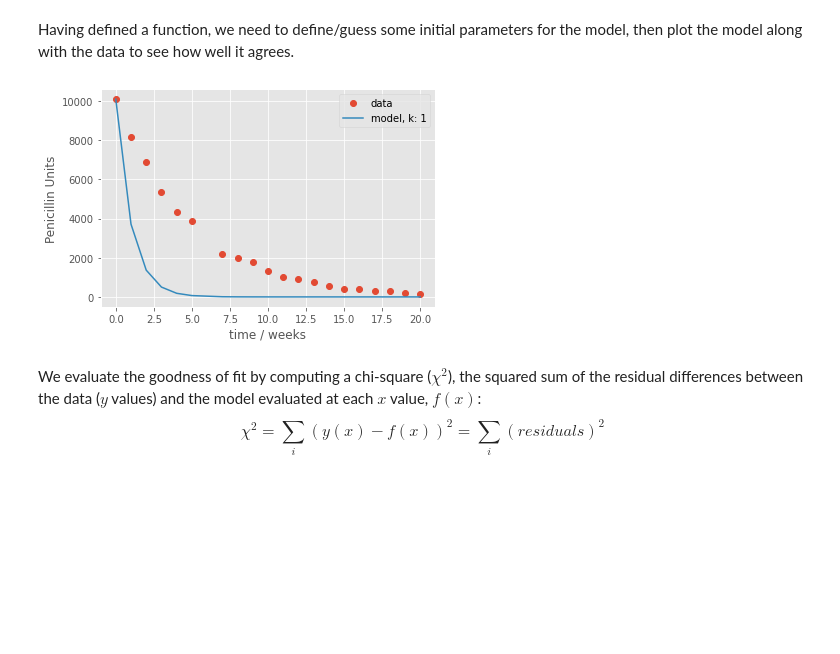
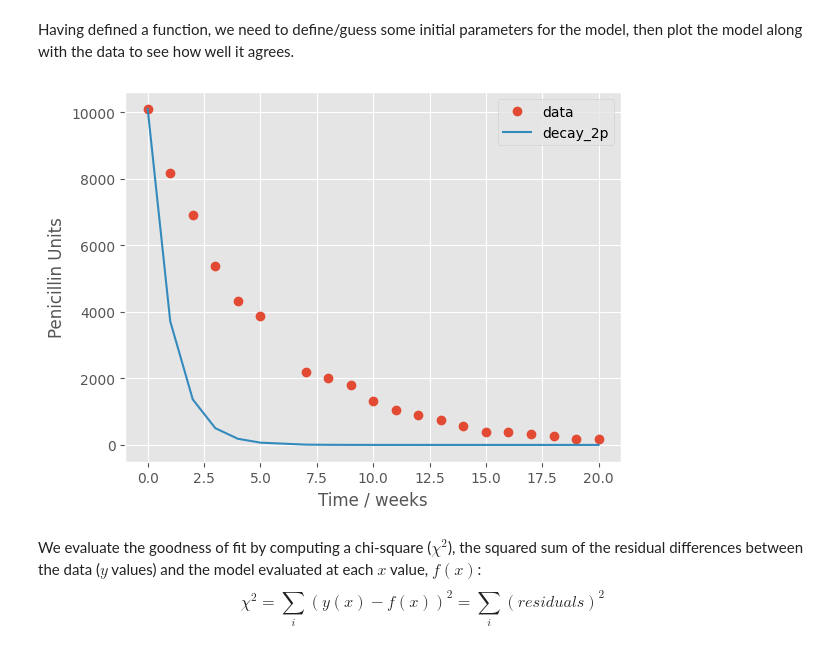
Before and after one commit to mpfoster/Biochem5721, a Jupyter notebook: Intro_fitting_kinetics_5721.ipynb, the cells around one changed output. Saved outputs shown, nothing was run; the diff lists cells and outputs as text; code cells hidden in the pictures; blank space fills up the shorter version.

```diff
--- a/Intro_fitting_kinetics_5721.ipynb
+++ b/Intro_fitting_kinetics_5721.ipynb
@@ -39,8 +39,9 @@ The first row has column labels; the rest are data. We can drag/drop the file in
 # %%
 # use pandas to load the data from a local file
 import pandas as pd
-fname = "penicillin-data.csv"
-df = pd.read_csv(fname) # here, assumes file in current directory
+datafile = "penicillin-data.csv"
+datafile = "https://github.com/mpfoster/Biochem5721/raw/master/Data/penicillin-data.csv"
+df = pd.read_csv(datafile) # here, assumes file in current directory
 df  # show the contents of the data frame
 # %% [output]
 |  | Time_weeks | Penicillin_U |
@@ -127,17 +130,23 @@ def sec_order_2(t,a0,b0,k): # a + b -> c
 # %% [markdown]
 Having defined a function, we need to define/guess some initial parameters for the model, then plot the model along with the data to see how well it agrees.
 # %%
+f = decay_2p
 a0=10100 # activity at t=0
 k = 1 # 1 is often a good starting point for an unknown
+p0 = k,a0
 # calculate y values using our model parameters:
-calc_y = decay_2p(xdata, k, a0) # 1st-order decay y = a0*exp(-k*x)
+calc_y = f(xdata, *p0) # 1st-order decay y = a0*exp(-k*x)
 # now plot the data and calculated values against the same x values:
-plt.plot(xdata, ydata,'o', label='data')
-plt.plot(xdata, calc_y, label='model, k: %g' %k)
-plt.xlabel('time / weeks'); plt.ylabel('Penicillin Units')
+
+fig,ax = plt.subplots()
+ax.plot(xdata, ydata, 'o', label='data') # plot the data using a scatter plot
+ax.plot(xdata, calc_y, label=f'{f.__name__}')
+ax.set_xlabel('Time / weeks')
+ax.set_ylabel('Penicillin Units')
+
 plt.legend(); plt.show()
 # %% [output]
-[figure, old version]
+[figure, new version]
 # %% [markdown]
 We evaluate the goodness of fit by computing a chi-square ($\chi^2$), the squared sum of the residual differences between the data ($y$ values) and the model evaluated at each $x$ value, $f(x)$:
 $$\chi^2 =  \sum_i\left(y(x)-f(x)\right)^2 = \sum_i (residuals)^2$$
```
Also changed, not shown: parts of 16 cells of this notebook.
